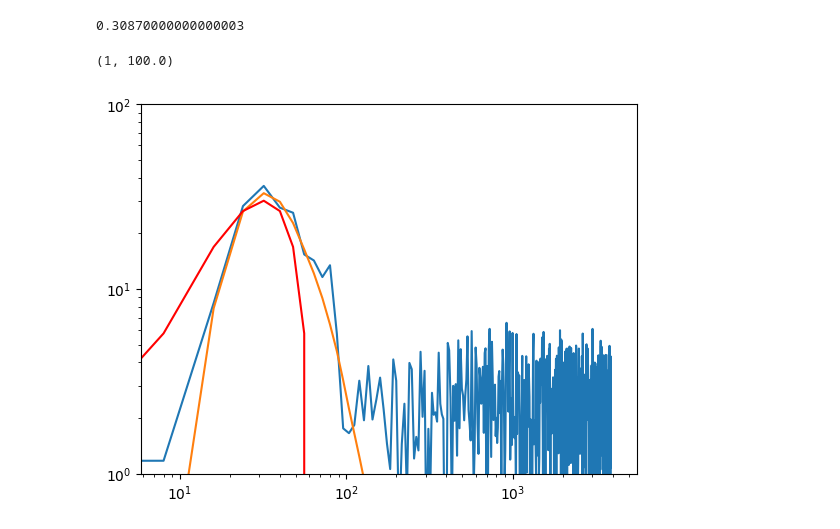
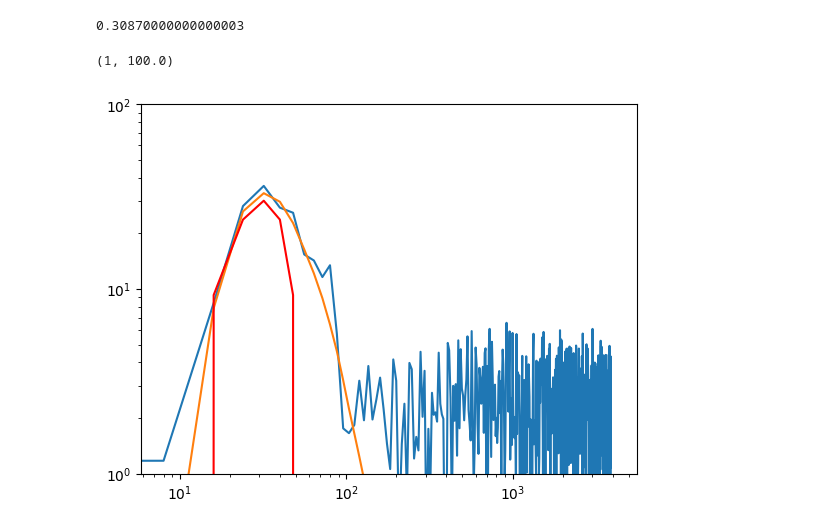
Before and after one commit to andrew-lundgren/antiglitch, a Jupyter notebook: notebooks/stack_glitches.ipynb, the cells around one changed output. Drawn from its saved outputs; the diff is of its cells as text; code cells hidden in the pictures.

```diff
--- a/notebooks/stack_glitches.ipynb
+++ b/notebooks/stack_glitches.ipynb
@@ -498,8 +500,8 @@ def qwindow(f0, Q):
 # %%
 plt.loglog(np.linspace(0,4096,513), np.abs(stack))
 plt.loglog(np.linspace(0,4096,513), np.abs(pred))
-plt.loglog(np.linspace(0, 4096, 513), 30*qwindow(38, 3.5), c='r')
+plt.loglog(np.linspace(0, 4096, 513), 30*qwindow(38, 5), c='r')
 plt.ylim(1,1e2)
 # %% [output]
 (1, 100.0)
-[figure, old version]
+[figure, new version]
```
Also changed, not shown: parts of 1 cell of this notebook, 3 other files.
